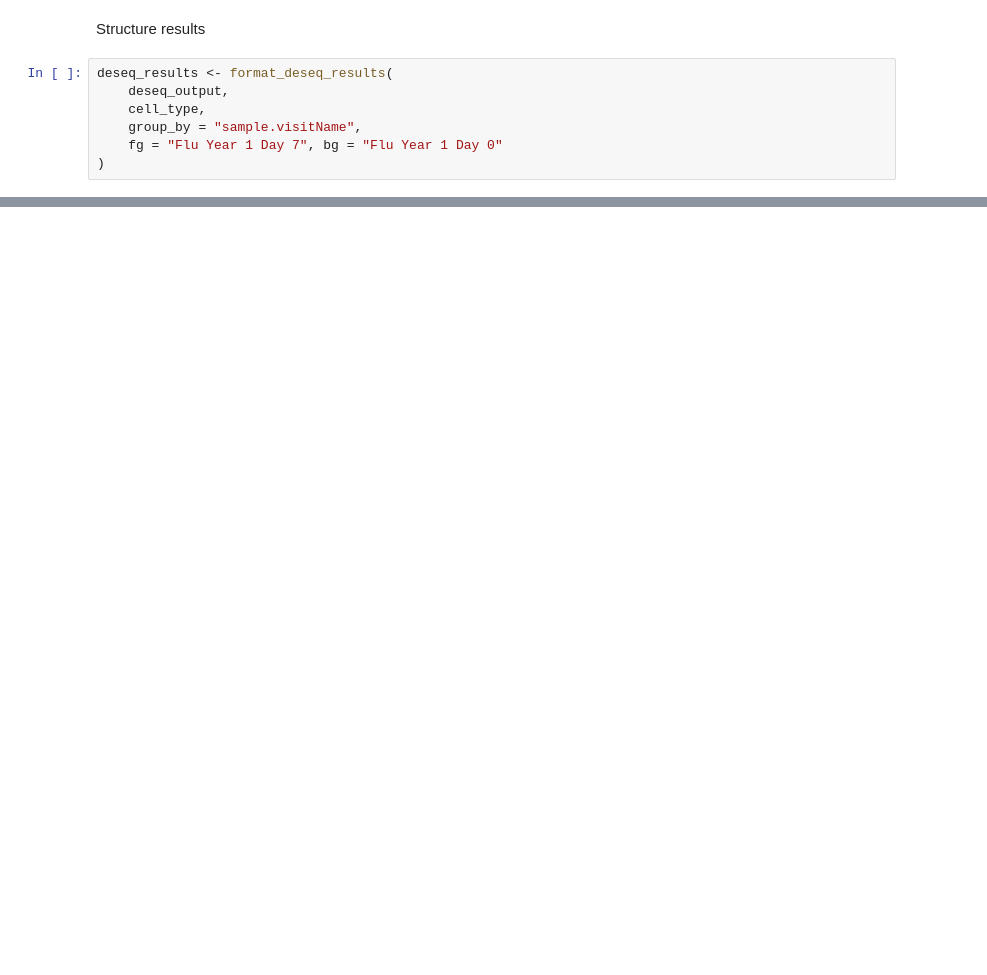
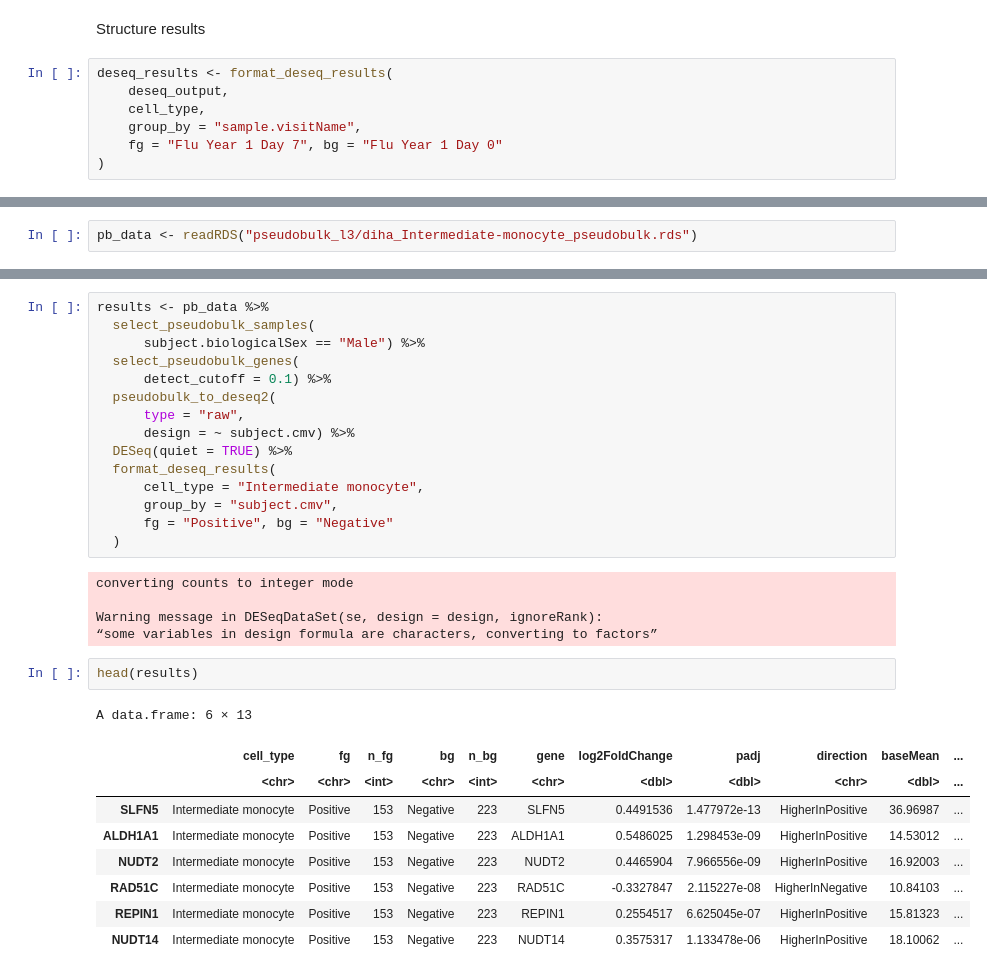
Before and after one commit to aifimmunology/sound-life-scrna-analysis, a Jupyter notebook: scrna-seq_analysis/03-data-assembly/XX-R_example_pseudobulk_selection.ipynb, the cells around one changed output, grey strips where cells are left out. Saved outputs shown, nothing was run; the diff lists cells and outputs as text; blank space fills up the shorter version.

Commit message:
updates to pseudobulk documentation

```diff
--- a/scrna-seq_analysis/03-data-assembly/XX-R_example_pseudobulk_selection.ipynb
+++ b/scrna-seq_analysis/03-data-assembly/XX-R_example_pseudobulk_selection.ipynb
@@ -260,0 +280,2 @@ A data.frame: 6 × 13
+# %%
+pb_data <- readRDS("pseudobulk_l3/diha_Intermediate-monocyte_pseudobulk.rds")
@@ -261,3 +296,35 @@ A data.frame: 6 × 13
+# %%
+results <- pb_data %>%
+  select_pseudobulk_samples(
+      subject.biologicalSex == "Male") %>%
+  select_pseudobulk_genes(
+      detect_cutoff = 0.1) %>%
+  pseudobulk_to_deseq2(
+      type = "raw",
+      design = ~ subject.cmv) %>%
+  DESeq(quiet = TRUE) %>%
+  format_deseq_results(
+      cell_type = "Intermediate monocyte",
+      group_by = "subject.cmv",
+      fg = "Positive", bg = "Negative"
+  )
+# %% [output]
+converting counts to integer mode
+
+Warning message in DESeqDataSet(se, design = design, ignoreRank):
+“some variables in design formula are characters, converting to factors”
+# %%
+head(results)
+# %% [output]
+A data.frame: 6 × 13
+|  | cell_type | fg | n_fg | bg | n_bg | gene | log2FoldChange | padj | direction | baseMean | ... |
+|  | <chr> | <chr> | <int> | <chr> | <int> | <chr> | <dbl> | <dbl> | <chr> | <dbl> | ... |
+| SLFN5 | Intermediate monocyte | Positive | 153 | Negative | 223 | SLFN5 | 0.4491536 | 1.477972e-13 | HigherInPositive | 36.96987 | ... |
+| ALDH1A1 | Intermediate monocyte | Positive | 153 | Negative | 223 | ALDH1A1 | 0.5486025 | 1.298453e-09 | HigherInPositive | 14.53012 | ... |
+| NUDT2 | Intermediate monocyte | Positive | 153 | Negative | 223 | NUDT2 | 0.4465904 | 7.966556e-09 | HigherInPositive | 16.92003 | ... |
+| RAD51C | Intermediate monocyte | Positive | 153 | Negative | 223 | RAD51C | -0.3327847 | 2.115227e-08 | HigherInNegative | 10.84103 | ... |
+| REPIN1 | Intermediate monocyte | Positive | 153 | Negative | 223 | REPIN1 | 0.2554517 | 6.625045e-07 | HigherInPositive | 15.81323 | ... |
+| NUDT14 | Intermediate monocyte | Positive | 153 | Negative | 223 | NUDT14 | 0.3575317 | 1.133478e-06 | HigherInPositive | 18.10062 | ... |
 # %%
 sessionInfo()
 # %% [output]
```
Also changed, not shown: parts of 8 cells of this notebook, 1 other file.
